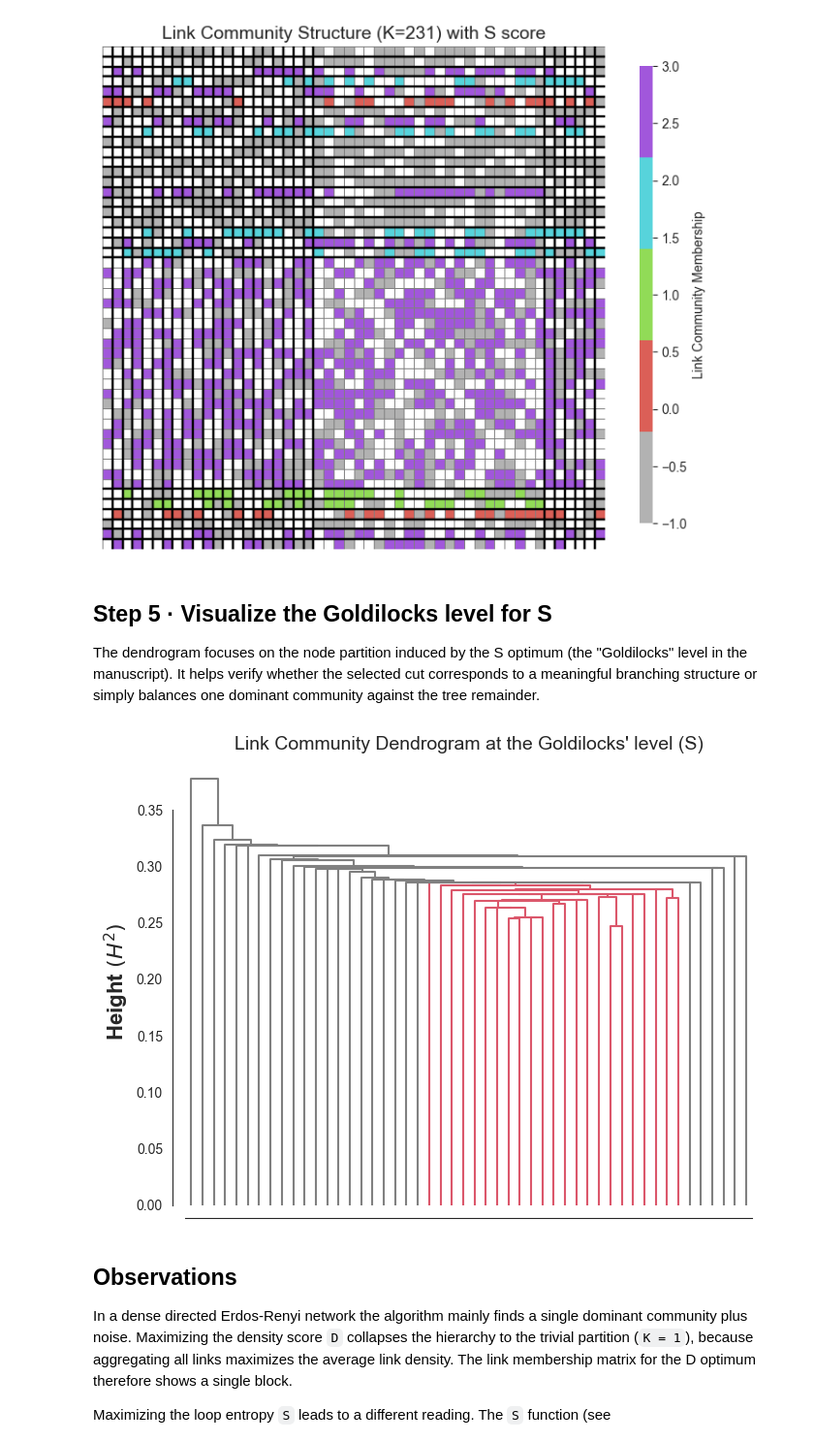
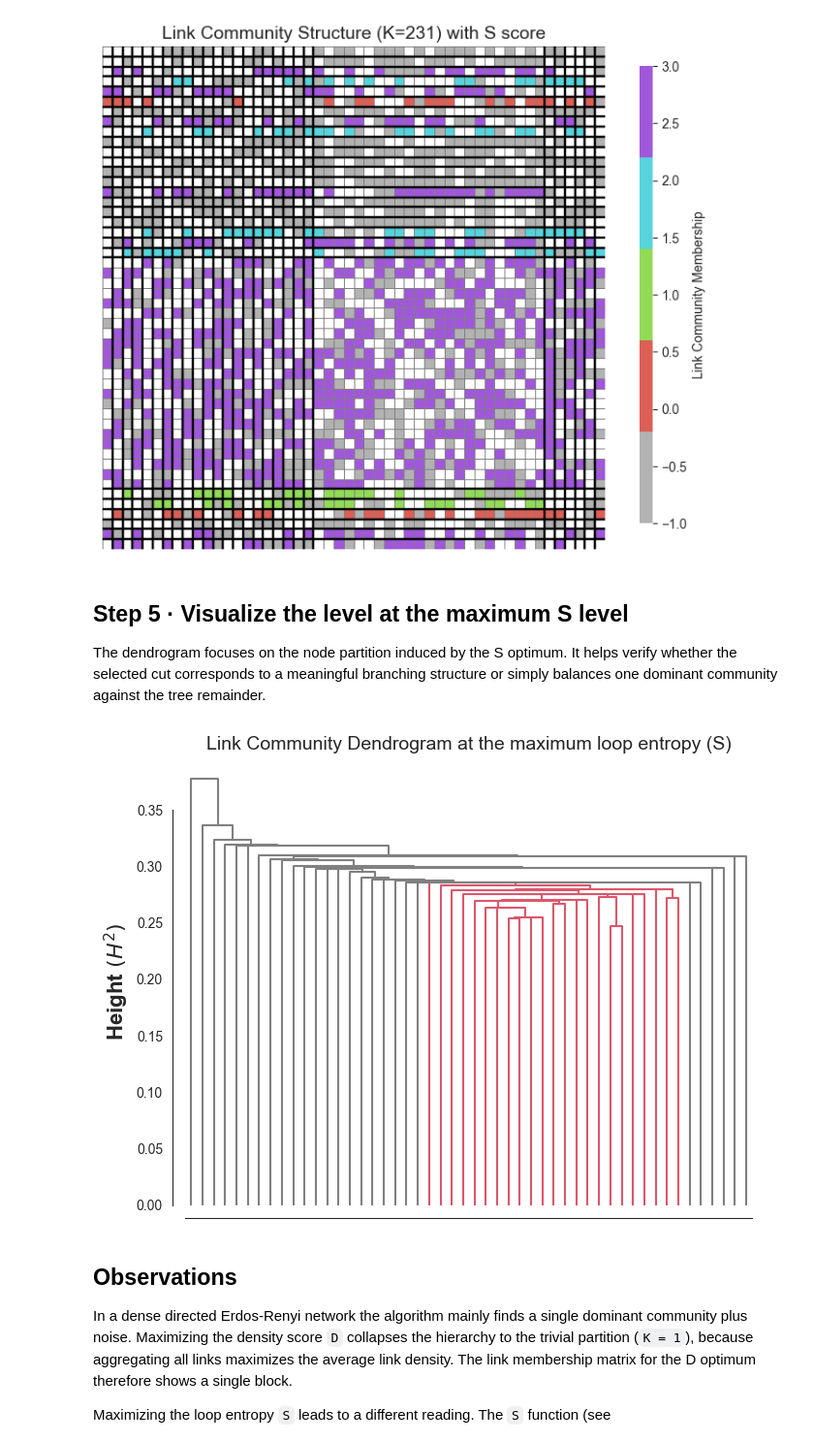
Before and after one commit to mrtnzrm2/LinkNodeCommunity, a Jupyter notebook: examples/ErdosRenyi.ipynb, the cells around one changed output. Shown at 97% size. Saved outputs shown, nothing was run; the diff lists cells and outputs as text; code cells hidden in the pictures.

```diff
--- a/examples/ErdosRenyi.ipynb
+++ b/examples/ErdosRenyi.ipynb
@@ -60,10 +60,7 @@ The object `link_hierarchy_statistic` now stores, for each level `K`, the values
 # LinkNodeCommunity model fitting
 model = linknode.Clustering(G, similarity_index="cosine_similarity", consider_subgraph=False)
 model.add_labels(labels_dict)
-model.fit_linksim_edgelist(use_parallel=True, flat_mode=False)
-model.fit_linkdist_edgelist()
-link_hierarchy_statistic = model.process_features_edgelist(max_dist=1.0)
-model.node_community_hierarchy_edgelist(use_parallel=True)
+model.fit(use_parallel=True, method="edgelist", max_dist=1.0)
 # %% [markdown]
 ## Step 3 · Inspect hierarchy-level statistics
 The two panels show how the number of link communities `K` relates to our scores. The density score `D` (left) measures how many excess links each community carries relative to its size. The loop entropy `S` (right) is the sum `-\sum_c p_c log p_c`, where `p_c = (m_c - n_c + 1)/(M - N + 1)` is computed by the `S` function in the C++ backend. The remaining probability mass corresponds to the tree remainder described in the manuscript. Use these curves to anticipate which levels will be highlighted when maximizing each score.
@@ -154,24 +151,24 @@ _ = ax.set_title(f"Link Community Structure (K={number_link_communities}) with S
 # %% [output]
 [figure]
 # %% [markdown]
-## Step 5 · Visualize the Goldilocks level for S
-The dendrogram focuses on the node partition induced by the S optimum (the "Goldilocks" level in the manuscript). It helps verify whether the selected cut corresponds to a meaningful branching structure or simply balances one dominant community against the tree remainder.
+## Step 5 · Visualize the level at the maximum S level
+The dendrogram focuses on the node partition induced by the S optimum. It helps verify whether the selected cut corresponds to a meaningful branching structure or simply balances one dominant community against the tree remainder.
 # %%
 # Dendrogram at the Goldilocks level (S score)
 fig, ax = plt.subplots(1, 1, figsize=(7, 5))
 
 dendrogram(
     model.Z,
     number_node_communities,
     ylabel="Height " + r"$(H^{2})$",
     remove_labels=True,
     ax=ax
 )
 
 fig.tight_layout()
-_ = ax.set_title("Link Community Dendrogram at the Goldilocks' level (S)", fontsize=14)
+_ = ax.set_title("Link Community Dendrogram at the maximum loop entropy (S)", fontsize=14)
 # %% [output]
-[figure, old version]
+[figure, new version]
 # %% [markdown]
 ## Observations
 In a dense directed Erdos-Renyi network the algorithm mainly finds a single dominant community plus noise. Maximizing the density score `D` collapses the hierarchy to the trivial partition (`K = 1`), because aggregating all links maximizes the average link density. The link membership matrix for the D optimum therefore shows a single block.
```
Also changed, not shown: parts of 3 cells of this notebook, 14 other files.
